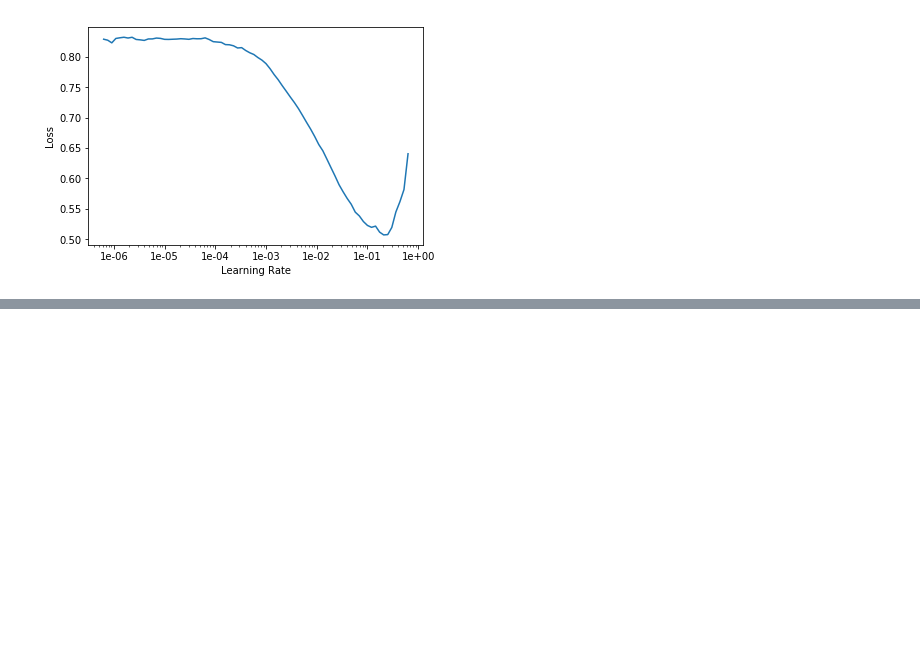
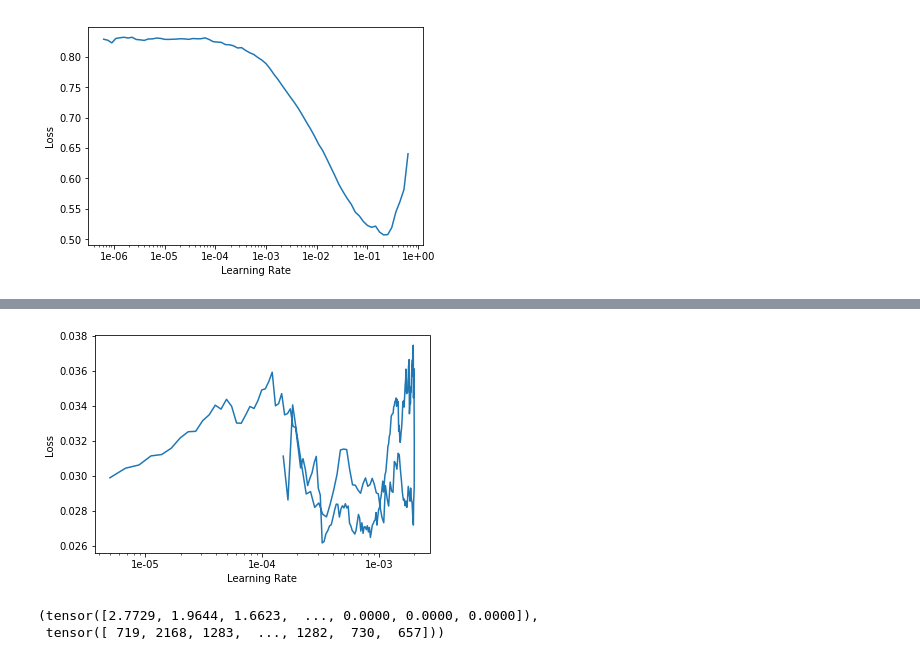
Before and after one commit to technophile21/course-v3, a Jupyter notebook: nbs/dl1/lesson3-multilabel-manik.ipynb, the cells around one changed output, grey strips where cells are left out. Saved outputs shown, nothing was run; the diff lists cells and outputs as text; code cells hidden in the pictures; blank space fills up the shorter version.

```diff
--- a/nbs/dl1/lesson3-multilabel-manik.ipynb
+++ b/nbs/dl1/lesson3-multilabel-manik.ipynb
@@ -78,0 +134,10 @@ learner.fit_one_cycle(5, slice(lr))
+# %%
+learner.recorder.plot()
+# %% [output]
+[figure, added]
+# %%
+interep = ClassificationInterpretation.from_learner(learner)
+interep.top_losses()
+# %% [output]
+(tensor([2.7729, 1.9644, 1.6623,  ..., 0.0000, 0.0000, 0.0000]),
+ tensor([ 719, 2168, 1283,  ..., 1282,  730,  657]))
```
Also changed, not shown: parts of 16 cells of this notebook.
